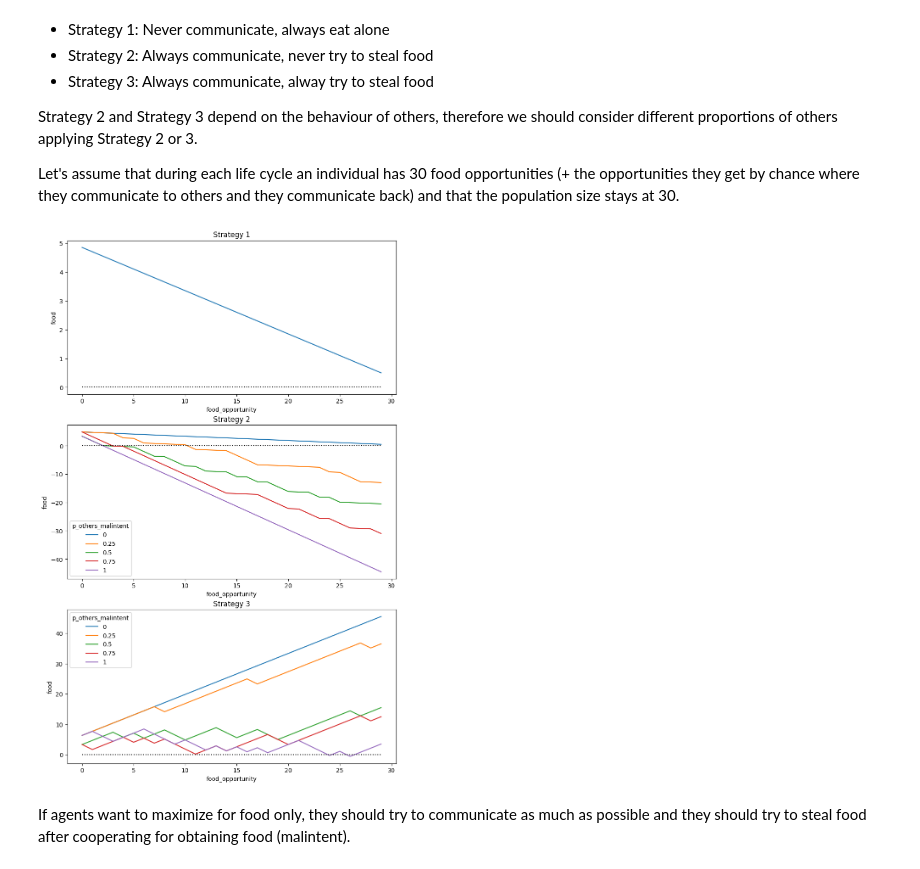
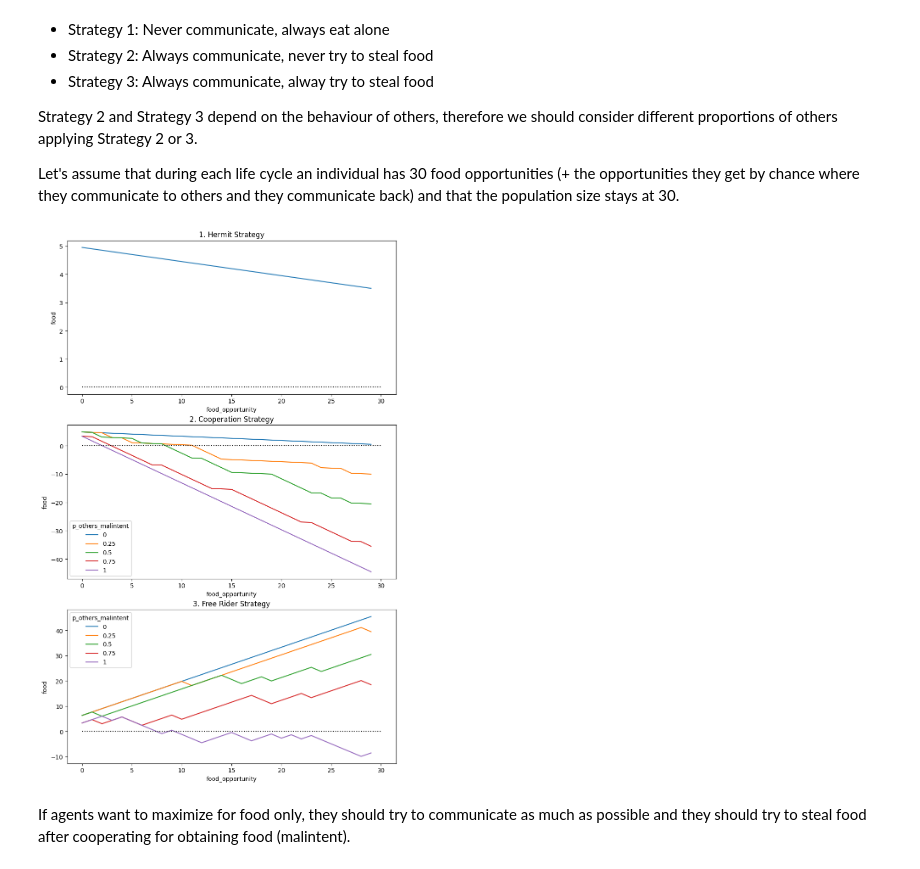
Before and after one commit to philipp-hellwig/evolution-cooperation, a Jupyter notebook: simulations/Biological Models.ipynb, the cells around one changed output. Saved outputs shown, nothing was run; the diff lists cells and outputs as text; code cells hidden in the pictures.

```diff
--- a/simulations/Biological Models.ipynb
+++ b/simulations/Biological Models.ipynb
@@ -177,50 +179,51 @@ food_decay = 1.65
 # Strategy 1
 strat_1 = []
 food_count = initial_food
-for _ in range(30):
-    food_count = food_count + 1.5 - food_decay
+num_food_opportunities = 30
+for _ in range(num_food_opportunities):
+    food_count = food_count + 1.6 - food_decay
     strat_1.append(food_count)
 
 # Strategy 2
 strat_2 = pd.DataFrame(columns=["food_opportunity", "p_others_malintent", "food"])
 for p_others in [0, 0.25, 0.5, 0.75, 1]:
     food_count = initial_food
-    for i in range(30):
+    for i in range(num_food_opportunities):
         food_count -= food_decay
         if st.bernoulli(p_others).rvs(1):
             pass
         else:
             food_count += 1.5
         strat_2.loc[len(strat_2.index),:] = (i, str(p_others), food_count)
 
 # Strategy 3
 strat_3 = pd.DataFrame(columns=["food_opportunity", "p_others_malintent", "food"])
 for p_others in [0, 0.25, 0.5, 0.75, 1]:
     food_count = initial_food
-    for i in range(30):
+    for i in range(num_food_opportunities):
         food_count -= food_decay
         if st.bernoulli(p_others).rvs(1):
             if st.bernoulli(0.5).rvs(1):
                 food_count += 3
         else:
             food_count += 3
         strat_3.loc[len(strat_3.index),:] = (i, str(p_others), food_count)
 
 # plot strategies:
 fig, ax = plt.subplots(3,1, figsize=(10,16))
 _ = ax[0].plot(strat_1)
-_ = ax[0].set_title("Strategy 1")
+_ = ax[0].set_title("1. Hermit Strategy")
 _ = ax[0].set_xlabel("food_opportunity")
 _ = ax[0].set_ylabel("food")
-_ = ax[0].hlines(0, 0, 29, color="black", linestyles="dotted")
+_ = ax[0].hlines(0, 0, num_food_opportunities, color="black", linestyles="dotted")
 _ = sns.lineplot(data=strat_2, x="food_opportunity", y="food", hue="p_others_malintent", ax=ax[1])
-_ = ax[1].set_title("Strategy 2")
-_ = ax[1].hlines(0, 0, 29, color="black", linestyles="dotted")
+_ = ax[1].set_title("2. Cooperation Strategy")
+_ = ax[1].hlines(0, 0, num_food_opportunities, color="black", linestyles="dotted")
 _ = sns.lineplot(data=strat_3, x="food_opportunity", y="food", hue="p_others_malintent", ax=ax[2])
-_ = ax[2].set_title("Strategy 3")
-_ = ax[2].hlines(0, 0, 29, color="black", linestyles="dotted")
+_ = ax[2].set_title("3. Free Rider Strategy")
+_ = ax[2].hlines(0, 0, num_food_opportunities, color="black", linestyles="dotted")
 # %% [output]
-[figure, old version]
+[figure, new version]
 # %% [markdown]
 If agents want to maximize for food only, they should try to communicate as much as possible and they should try to steal food after cooperating for obtaining food (malintent).
 # %% [markdown]
```
Also changed, not shown: parts of 11 cells of this notebook, 6 other files.
